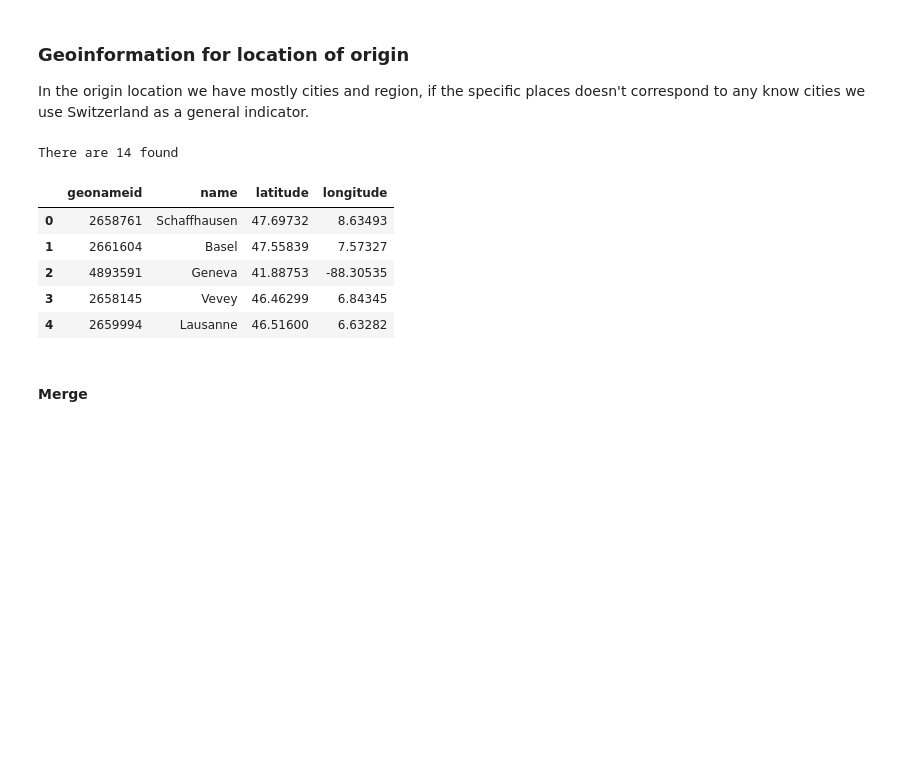
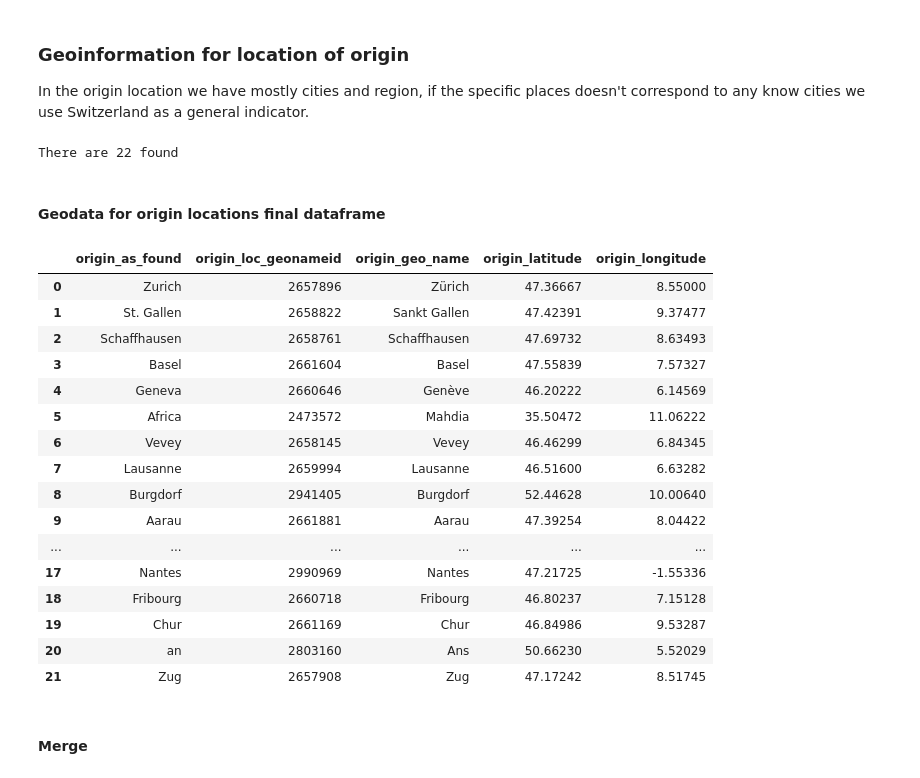
Before and after one commit to ych-wang/Colonial-heritage-in-Switzerland, a Jupyter notebook: caricom-text-processing.ipynb, the cells around one changed output. Cells and saved outputs as stored; diff of their text form; code cells hidden in the pictures; blank space fills up the shorter version.

```diff
--- a/caricom-text-processing.ipynb
+++ b/caricom-text-processing.ipynb
@@ -1128,36 +1043,58 @@ no_correspondance = 0
 origin_geo_dic = []
 #loop to fill with geo information for origin countries
 for origin in origin_locs:
-        origin_geo_all = gc.get_cities_by_name(origin)
-        if len(origin_geo_all) > 0 :
-            origin_geo_all = origin_geo_all[0]
-            key_id = list(origin_geo_all.keys())[0]
-            origin_geo = origin_geo_all.get(key_id, {})
-            found = found +1
-            origin_geo_dic.append(origin_geo)
-            #print(f'There is a correspondance for {origin}')
+        #sanity check for empty entry
+        if (origin != None) and (origin != ''):
+            origin_geo_all = gc.search_cities(origin)
+
+            if len(origin_geo_all) > 0 :
+                dict_geo = origin_geo_all[0]
+                #print(dict_geo)
+                #origin_geo_all = origin_geo_all[0]
+                #key_id = list(origin_geo_all.keys())[0]
+                #origin_geo = origin_geo_all.get(key_id, {})
+                dict_geo['origin_as_found']=origin
+                #print(dict_geo)
+                found = found +1
+                origin_geo_dic.append(dict_geo)
+                #print(f'There is a correspondance for {origin}')
 
 
 print(f'There are {found} found')
 # %% [output]
-There are 14 found
+There are 22 found
 # %%
 origin_cities = pd.json_normalize(origin_geo_dic)
 # %%
 #transform JSON list into a dataframe
 origin_cities = pd.json_normalize(origin_geo_dic)
-origin_cities = origin_cities[['geonameid','name','latitude','longitude']]
-origin_cities.head()
+origin_cities = origin_cities[['origin_as_found','geonameid','name','latitude','longitude']]
+#origin_cities
-# %% [output]
-|  | geonameid | name | latitude | longitude |
-| 0 | 2658761 | Schaffhausen | 47.69732 | 8.63493 |
-| 1 | 2661604 | Basel | 47.55839 | 7.57327 |
-| 2 | 4893591 | Geneva | 41.88753 | -88.30535 |
-| 3 | 2658145 | Vevey | 46.46299 | 6.84345 |
-| 4 | 2659994 | Lausanne | 46.51600 | 6.63282 |
 # %%
 origin_cities = origin_cities.drop_duplicates()
 origin_cities = origin_cities.rename(columns={"geonameid": "origin_loc_geonameid", "name": "origin_geo_name",'latitude':"origin_latitude",'longitude':"origin_longitude"})
+# %% [markdown]
+#### Geodata for origin locations final dataframe
+# %%
+origin_cities
+# %% [output]
+|  | origin_as_found | origin_loc_geonameid | origin_geo_name | origin_latitude | origin_longitude |
+| 0 | Zurich | 2657896 | Zürich | 47.36667 | 8.55000 |
+| 1 | St. Gallen | 2658822 | Sankt Gallen | 47.42391 | 9.37477 |
+| 2 | Schaffhausen | 2658761 | Schaffhausen | 47.69732 | 8.63493 |
+| 3 | Basel | 2661604 | Basel | 47.55839 | 7.57327 |
+| 4 | Geneva | 2660646 | Genève | 46.20222 | 6.14569 |
+| 5 | Africa | 2473572 | Mahdia | 35.50472 | 11.06222 |
+| 6 | Vevey | 2658145 | Vevey | 46.46299 | 6.84345 |
+| 7 | Lausanne | 2659994 | Lausanne | 46.51600 | 6.63282 |
+| 8 | Burgdorf | 2941405 | Burgdorf | 52.44628 | 10.00640 |
+| 9 | Aarau | 2661881 | Aarau | 47.39254 | 8.04422 |
+| ... | ... | ... | ... | ... | ... |
+| 17 | Nantes | 2990969 | Nantes | 47.21725 | -1.55336 |
+| 18 | Fribourg | 2660718 | Fribourg | 46.80237 | 7.15128 |
+| 19 | Chur | 2661169 | Chur | 46.84986 | 9.53287 |
+| 20 | an | 2803160 | Ans | 50.66230 | 5.52029 |
+| 21 | Zug | 2657908 | Zug | 47.17242 | 8.51745 |
 # %% [markdown]
 #### Merge
 # %%
```
Also changed, not shown: parts of 28 cells of this notebook.
